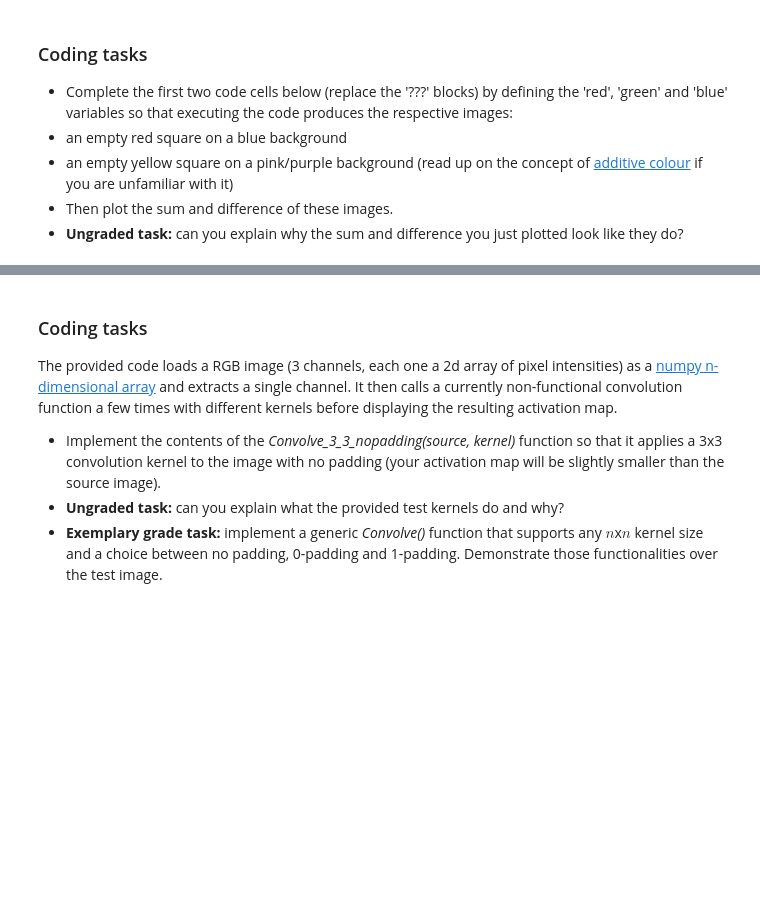
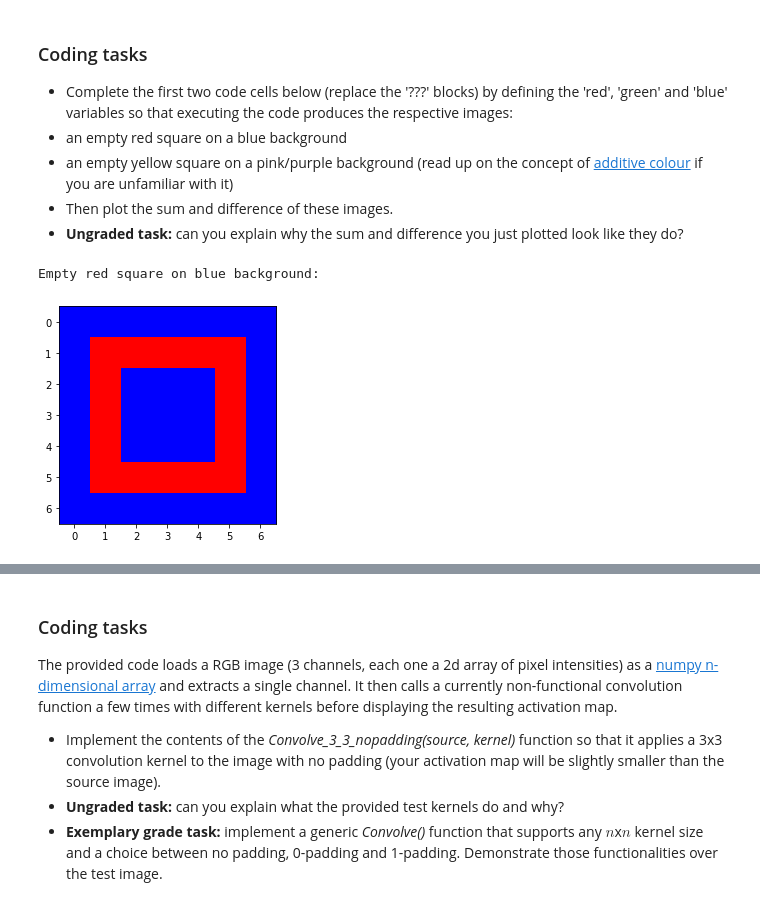
Before and after one commit to yrsci/Level8AI-CE4031-Etivity3, a Jupyter notebook: Etivity3_ConvolutionNetworks_21208298.ipynb, the cells around one changed output, grey strips where cells are left out. Drawn from its saved outputs; the diff is of its cells as text; code cells hidden in the pictures; blank space fills up the shorter version.

```diff
--- a/Etivity3_ConvolutionNetworks_21208298.ipynb
+++ b/Etivity3_ConvolutionNetworks_21208298.ipynb
@@ -195,0 +161,42 @@ plt.show()
+# %%
+### Drawing an empty red square on a blue background
+# define our R/G/B channels, combine them into a 3d array and plot them
+
+red = np.array(
+    [[ 0,   0,   0,   0,   0,   0, 0 ],
+     [ 0, 255, 255, 255, 255, 255, 0 ],
+     [ 0, 255,   0,   0,   0, 255, 0 ],
+     [ 0, 255,   0,   0,   0, 255, 0 ],
+     [ 0, 255,   0,   0,   0, 255, 0 ],
+     [ 0, 255, 255, 255, 255, 255, 0 ],
+     [ 0,   0,   0,   0,   0,   0, 0 ]])
+
+
+green = np.array(
+    [[ 0,   0,   0,   0,   0,   0, 0 ],
+     [ 0,   0,   0,   0,   0,   0, 0 ],
+     [ 0,   0,   0,   0,   0,   0, 0 ],
+     [ 0,   0,   0,   0,   0,   0, 0 ],
+     [ 0,   0,   0,   0,   0,   0, 0 ],
+     [ 0,   0,   0,   0,   0,   0, 0 ],
+     [ 0,   0,   0,   0,   0,   0, 0 ]])
+
+
+blue = np.array(
+    [[ 255, 255, 255, 255, 255, 255, 255 ],
+     [ 255, 0,   0,   0,   0,   0,   255 ],
+     [ 255, 0,   255, 255, 255, 0,   255 ],
+     [ 255, 0,   255, 255, 255, 0,   255 ],
+     [ 255, 0,   255, 255, 255, 0,   255 ],
+     [ 255, 0,   0,   0,   0,   0,   255 ],
+     [ 255, 255, 255, 255, 255, 255, 255  ]])
+
+
+rsq_blue = np.dstack([red, green, blue])
+
+print("Empty red square on blue background:")
+plt.imshow( rsq_blue )
+plt.show()
+# %% [output]
+Empty red square on blue background:
+[figure, added]
```
Also changed, not shown: parts of 5 cells of this notebook.
